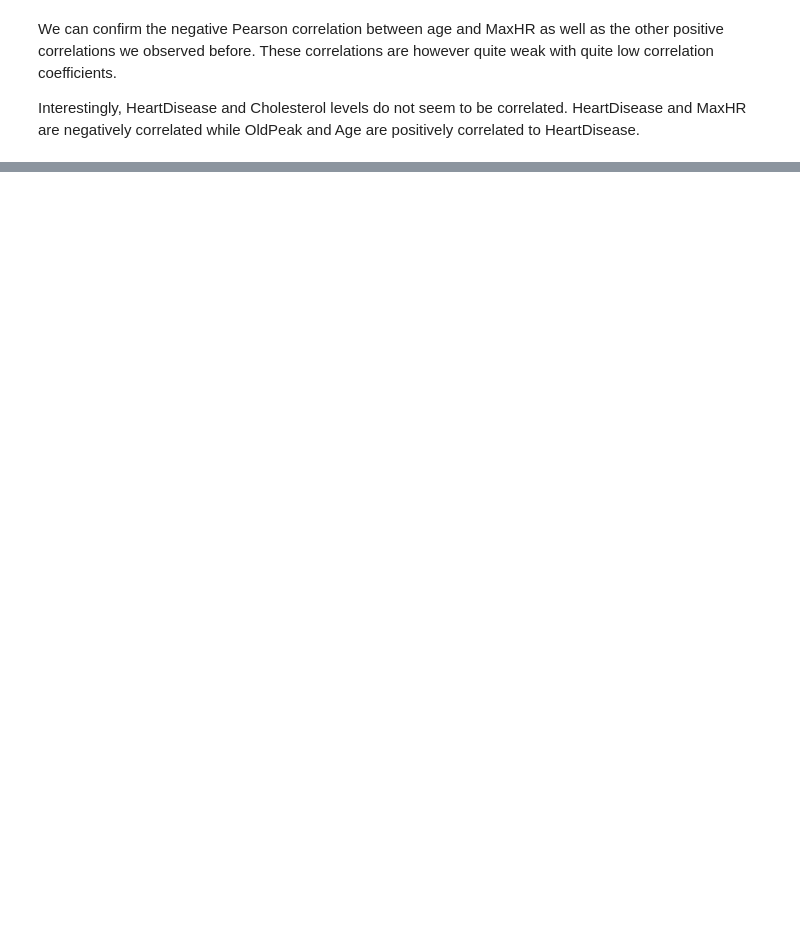
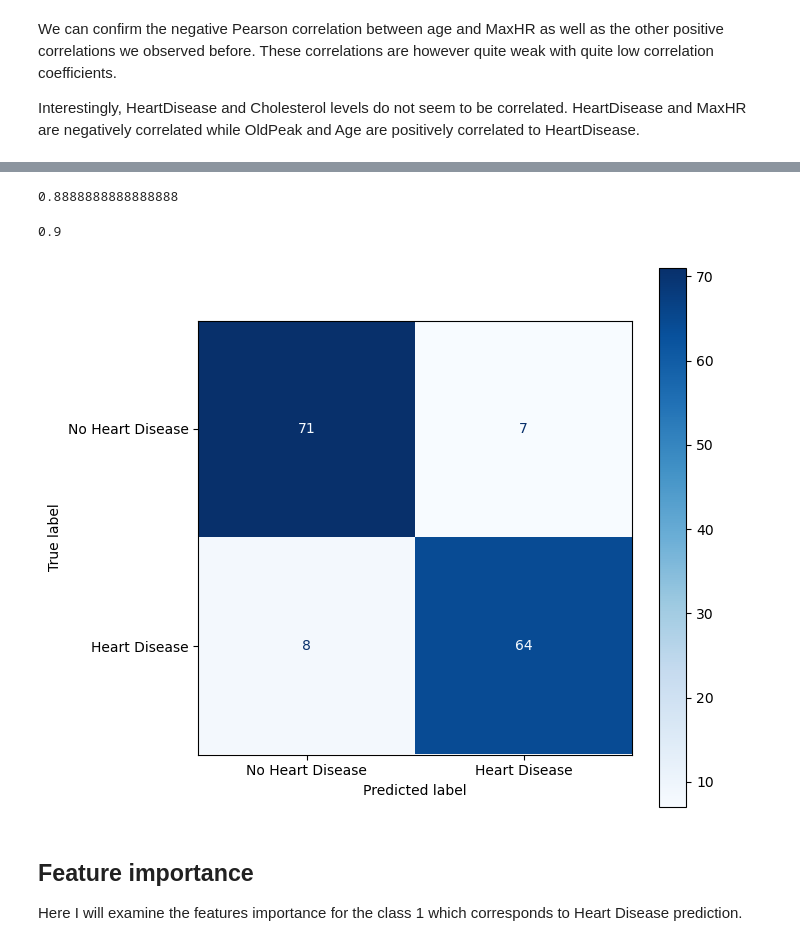
Before and after one commit to FoMelanie/Github_tutorial, a Jupyter notebook: Heart_Attack_prediction_example_project.ipynb, the cells around one changed output, grey strips where cells are left out. Saved outputs shown, nothing was run; the diff lists cells and outputs as text; code cells hidden in the pictures; blank space fills up the shorter version.

Commit message:
model and feature importance + results description

```diff
--- a/Heart_Attack_prediction_example_project.ipynb
+++ b/Heart_Attack_prediction_example_project.ipynb
@@ -295,0 +417,6 @@ Interestingly, HeartDisease and Cholesterol levels do not seem to be correlated.
+# %%
+# Look for the best hyperparameters
+grid = GridSearchCV(clf, param_grid = param_grid, cv = 3, verbose=True, n_jobs=-1, scoring = 'recall')
+# %%
+# Fit
+grid.fit(X_train,y_train)
@@ -295,0 +478,7 @@ Interestingly, HeartDisease and Cholesterol levels do not seem to be correlated.
+# %%
+# Train on full training data
+best_clf = Pipeline(
+    steps=[("preprocessor", preprocessor), ("classifier", LogisticRegression(C=0.1, max_iter=100, penalty='l2', solver='liblinear'))]
+)
+
+best_clf.fit(X_train, y_train)
@@ -295,0 +506,26 @@ Interestingly, HeartDisease and Cholesterol levels do not seem to be correlated.
+# %%
+# Predict on test data and determine the recall
+y_pred = best_clf.predict(X_test)
+recall_score(y_test, y_pred)
+# %% [output]
+0.8888888888888888
+# %%
+# Check the accuracy
+accuracy_score(y_test, y_pred)
+# %% [output]
+0.9
+# %%
+# Confusion matrix plot
+fig, ax = plt.subplots(figsize=(7, 7))
+cm = confusion_matrix(y_test, y_pred, labels=best_clf.classes_)
+disp = ConfusionMatrixDisplay(
+    confusion_matrix=cm, display_labels=["No Heart Disease", "Heart Disease"]
+)
+disp.plot(cmap=plt.cm.Blues, ax=ax)
+plt.show()
+# %% [output]
+[figure, added]
+# %% [markdown]
+## Feature importance
+
+Here I will examine the features importance for the class 1 which corresponds to Heart Disease prediction.
```
Also changed, not shown: parts of 46 cells of this notebook.
